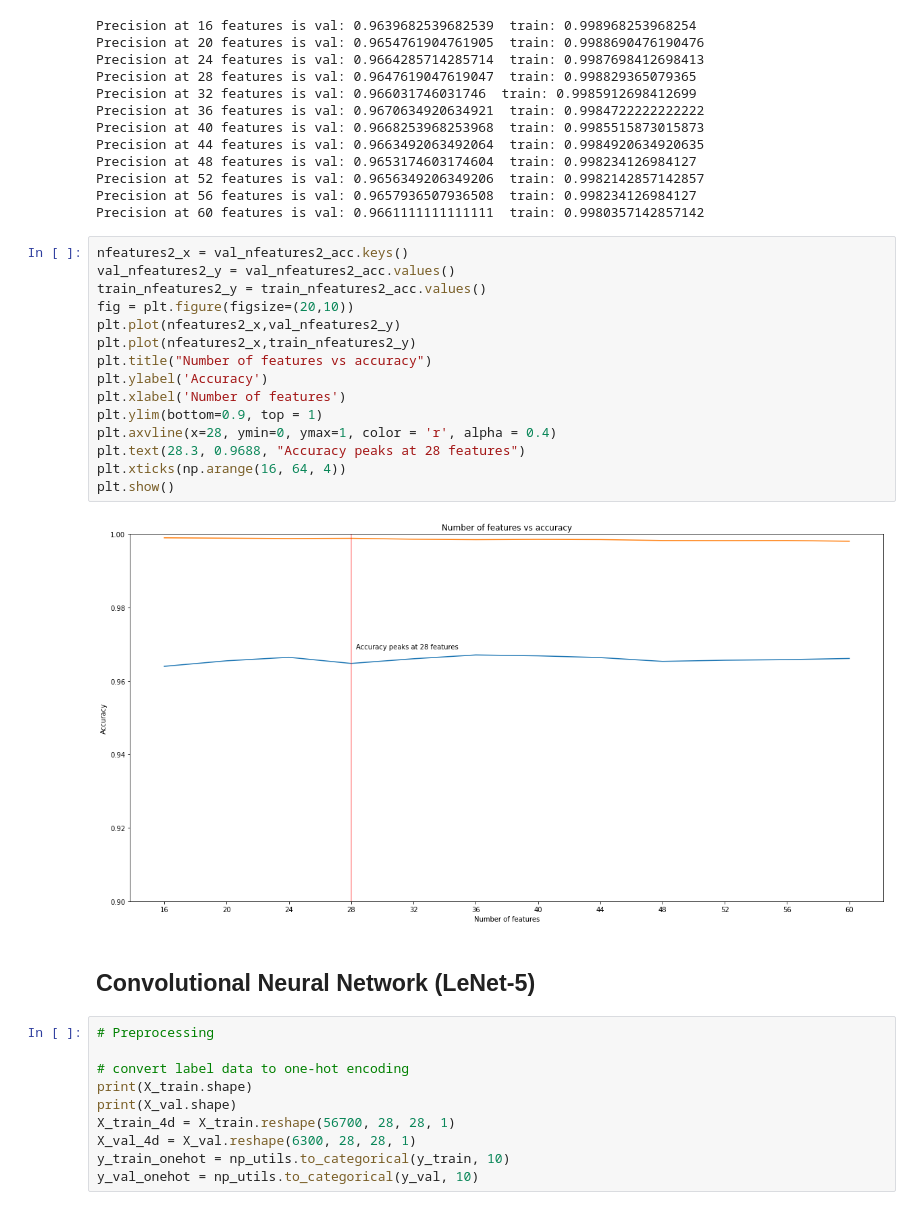
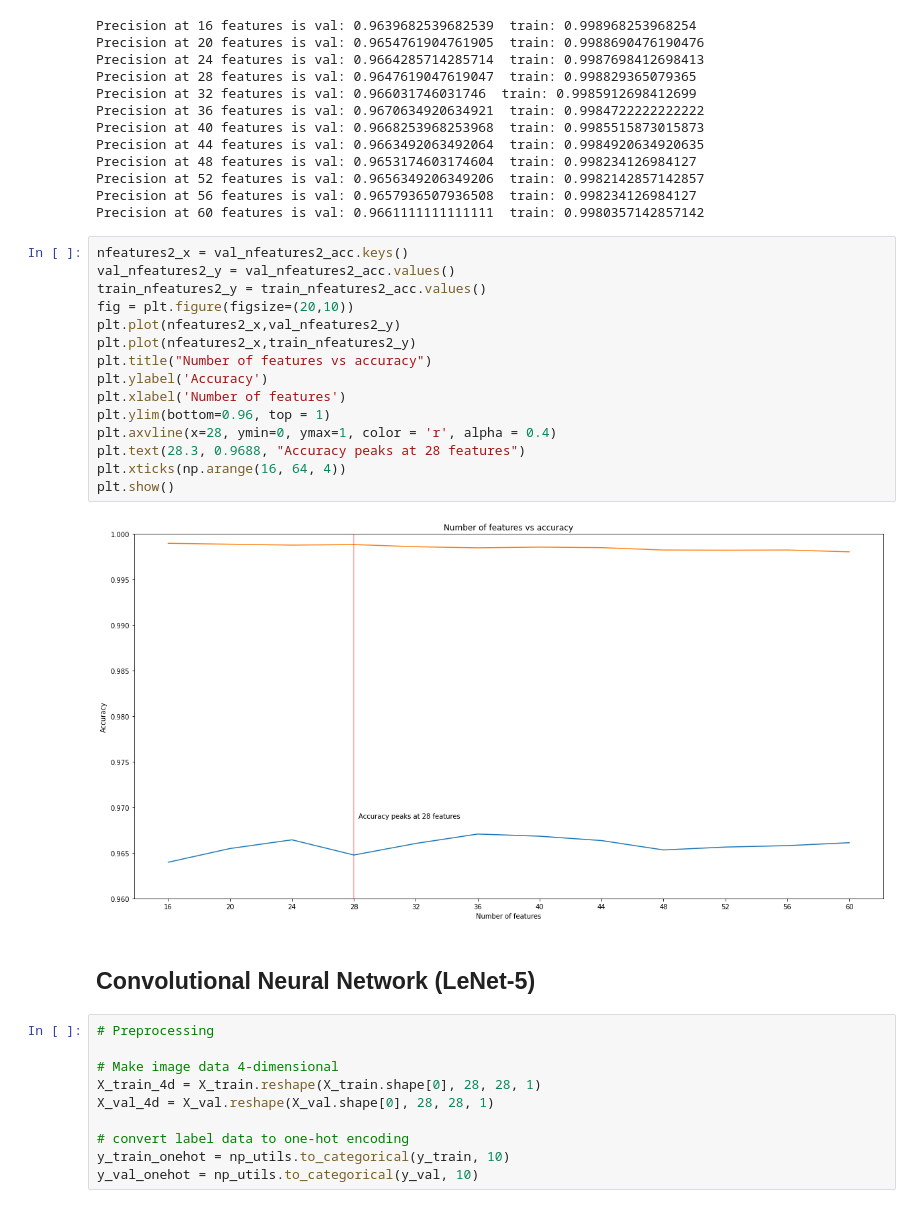
Before and after one commit to JohannaJo/INF264-project-3, a Jupyter notebook: Project 3.ipynb, the cells around one changed output. Drawn from its saved outputs; the diff is of its cells as text.

```diff
--- a/Project 3.ipynb
+++ b/Project 3.ipynb
@@ -411,30 +411,30 @@ Precision at 60 features is val: 0.9661111111111111  train: 0.9980357142857142
 # %%
 nfeatures2_x = val_nfeatures2_acc.keys()
 val_nfeatures2_y = val_nfeatures2_acc.values()
 train_nfeatures2_y = train_nfeatures2_acc.values()
 fig = plt.figure(figsize=(20,10))
 plt.plot(nfeatures2_x,val_nfeatures2_y)
 plt.plot(nfeatures2_x,train_nfeatures2_y)
 plt.title("Number of features vs accuracy")
 plt.ylabel('Accuracy')
 plt.xlabel('Number of features')
-plt.ylim(bottom=0.9, top = 1)
+plt.ylim(bottom=0.96, top = 1)
 plt.axvline(x=28, ymin=0, ymax=1, color = 'r', alpha = 0.4)
 plt.text(28.3, 0.9688, "Accuracy peaks at 28 features")
 plt.xticks(np.arange(16, 64, 4))
 plt.show()
 # %% [output]
-[figure, old version]
+[figure, new version]
 # %% [markdown]
 ## Convolutional Neural Network (LeNet-5)
 # %%
 # Preprocessing
 
+# Make image data 4-dimensional
+X_train_4d = X_train.reshape(X_train.shape[0], 28, 28, 1)
+X_val_4d = X_val.reshape(X_val.shape[0], 28, 28, 1)
+
 # convert label data to one-hot encoding
-print(X_train.shape)
-print(X_val.shape)
-X_train_4d = X_train.reshape(56700, 28, 28, 1)
-X_val_4d = X_val.reshape(6300, 28, 28, 1)
 y_train_onehot = np_utils.to_categorical(y_train, 10)
 y_val_onehot = np_utils.to_categorical(y_val, 10)
 # %%
```
Also changed, not shown: parts of 4 cells of this notebook.
